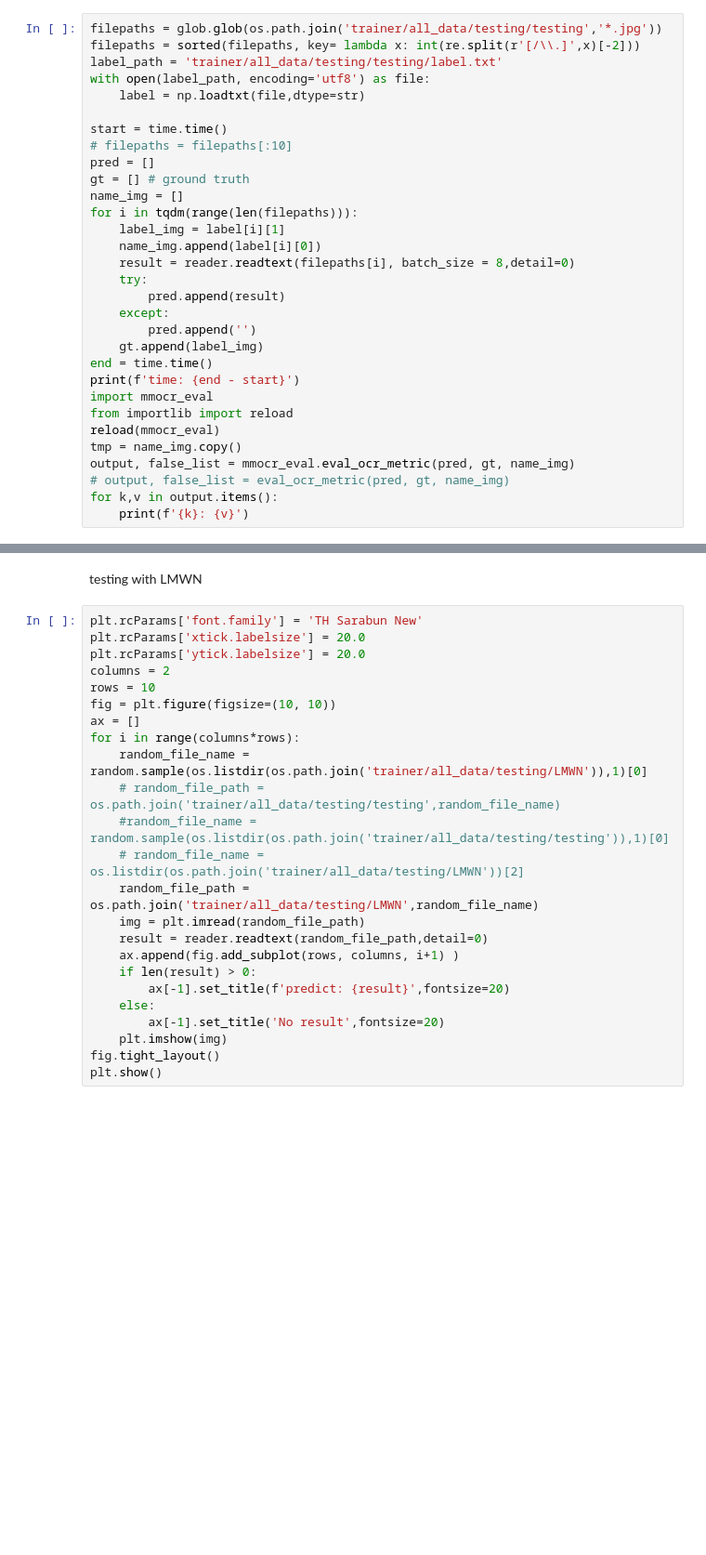
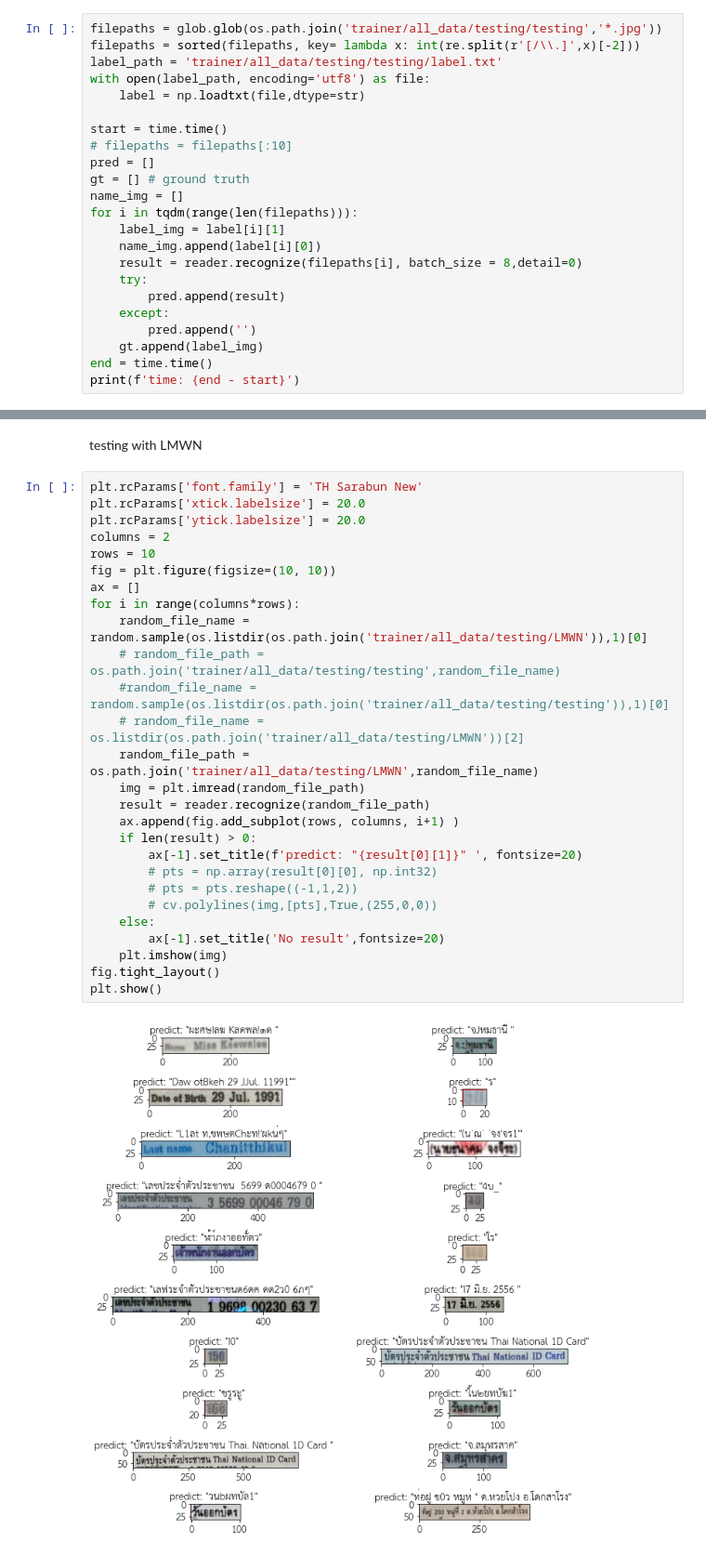
Before and after one commit to piyawat-at/EasyOCR, a Jupyter notebook: test_model.ipynb, the cells around one changed output, grey strips where cells are left out. Shown at 93% size. Drawn from its saved outputs; the diff is of its cells as text; blank space fills up the shorter version.

```diff
--- a/test_model.ipynb
+++ b/test_model.ipynb
@@ -121,7 +163,7 @@ name_img = []
 for i in tqdm(range(len(filepaths))):
     label_img = label[i][1]
     name_img.append(label[i][0])
-    result = reader.readtext(filepaths[i], batch_size = 8,detail=0)
+    result = reader.recognize(filepaths[i], batch_size = 8,detail=0)
     try:
         pred.append(result)
     except:
@@ -129,12 +171,4 @@ for i in tqdm(range(len(filepaths))):
     gt.append(label_img)
 end = time.time()
 print(f'time: {end - start}')
-import mmocr_eval
-from importlib import reload
-reload(mmocr_eval)
-tmp = name_img.copy()
-output, false_list = mmocr_eval.eval_ocr_metric(pred, gt, name_img)
-# output, false_list = eval_ocr_metric(pred, gt, name_img)
-for k,v in output.items():
-    print(f'{k}: {v}')
 # %% [output]
@@ -181,24 +260,29 @@ testing with LMWN
 # %%
 plt.rcParams['font.family'] = 'TH Sarabun New'
 plt.rcParams['xtick.labelsize'] = 20.0
 plt.rcParams['ytick.labelsize'] = 20.0
 columns = 2
 rows = 10
 fig = plt.figure(figsize=(10, 10))
 ax = []
 for i in range(columns*rows):
     random_file_name = random.sample(os.listdir(os.path.join('trainer/all_data/testing/LMWN')),1)[0]
     # random_file_path = os.path.join('trainer/all_data/testing/testing',random_file_name)
     #random_file_name = random.sample(os.listdir(os.path.join('trainer/all_data/testing/testing')),1)[0]
     # random_file_name = os.listdir(os.path.join('trainer/all_data/testing/LMWN'))[2]
     random_file_path = os.path.join('trainer/all_data/testing/LMWN',random_file_name)
     img = plt.imread(random_file_path)
-    result = reader.readtext(random_file_path,detail=0)
+    result = reader.recognize(random_file_path)
     ax.append(fig.add_subplot(rows, columns, i+1) )
     if len(result) > 0:
-        ax[-1].set_title(f'predict: {result}',fontsize=20)
+        ax[-1].set_title(f'predict: "{result[0][1]}" ', fontsize=20)
+        # pts = np.array(result[0][0], np.int32)
+        # pts = pts.reshape((-1,1,2))
+        # cv.polylines(img,[pts],True,(255,0,0))
     else:
         ax[-1].set_title('No result',fontsize=20)
     plt.imshow(img)
 fig.tight_layout()
 plt.show()
+# %% [output]
+[figure, added]
```
Also changed, not shown: parts of 10 cells of this notebook, 3 other files.
